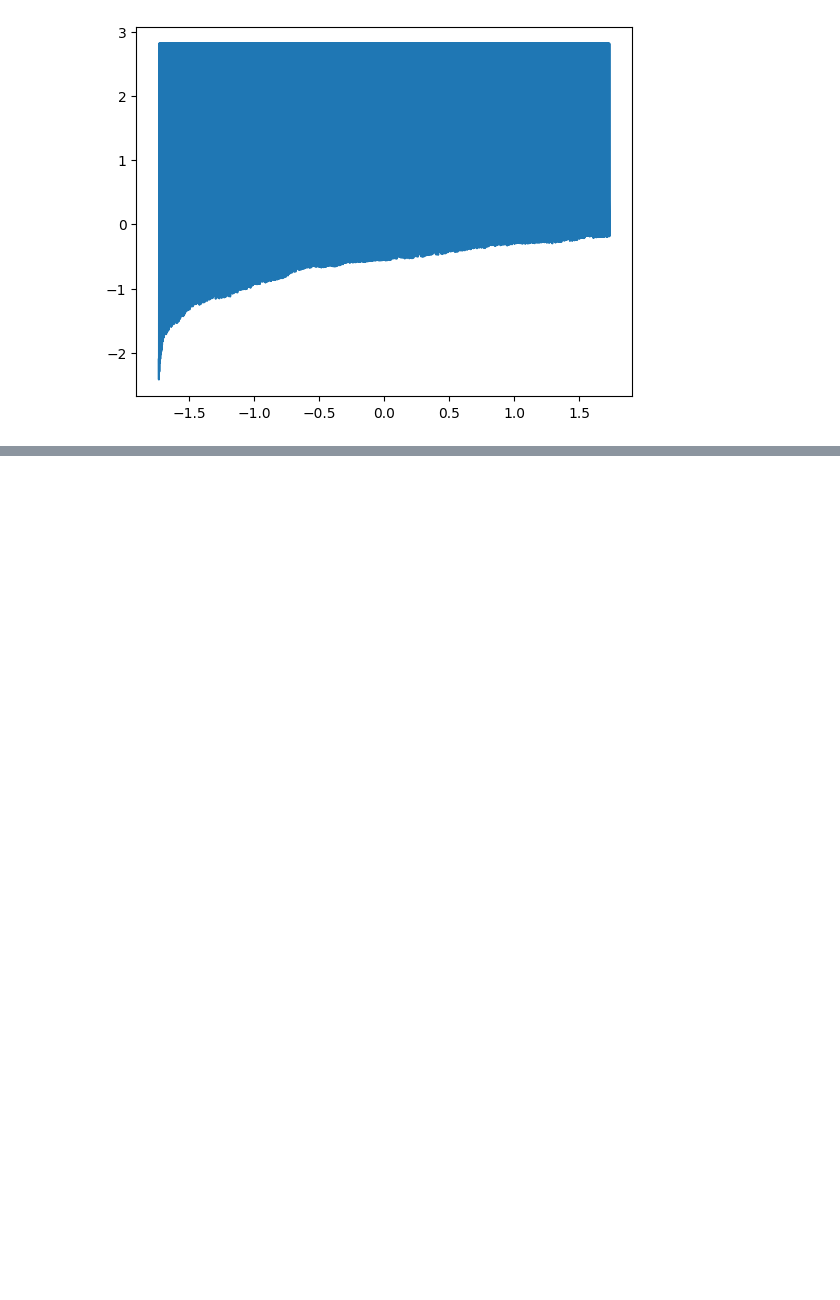
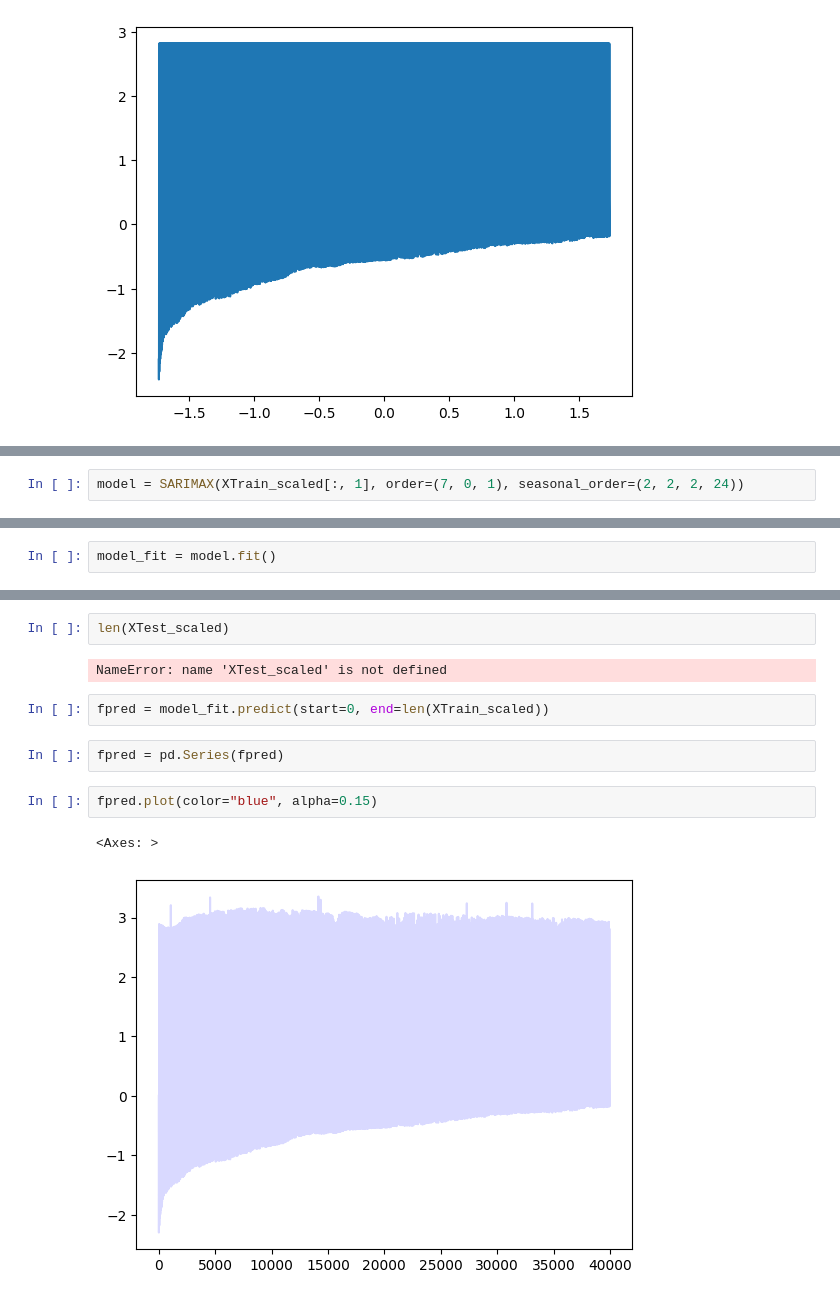
Before and after one commit to enfycius/cement-based, a Jupyter notebook: analysis.ipynb, the cells around one changed output, grey strips where cells are left out. Saved outputs shown, nothing was run; the diff lists cells and outputs as text; blank space fills up the shorter version.

Commit message:
Modeling

```diff
--- a/analysis.ipynb
+++ b/analysis.ipynb
@@ -122,0 +149,2 @@ plt.plot(XTrain_scaled[:, 0], XTrain_scaled[:, 1])
+# %%
+model = SARIMAX(XTrain_scaled[:, 1], order=(7, 0, 1), seasonal_order=(2, 2, 2, 24))
@@ -122,0 +155,2 @@ plt.plot(XTrain_scaled[:, 0], XTrain_scaled[:, 1])
+# %%
+model_fit = model.fit()
@@ -122,0 +207,13 @@ plt.plot(XTrain_scaled[:, 0], XTrain_scaled[:, 1])
+# %%
+len(XTest_scaled)
+# %% [output]
+NameError: name 'XTest_scaled' is not defined
+# %%
+fpred = model_fit.predict(start=0, end=len(XTrain_scaled))
+# %%
+fpred = pd.Series(fpred)
+# %%
+fpred.plot(color="blue", alpha=0.15)
+# %% [output]
+<Axes: >
+[figure, added]
```
Also changed, not shown: parts of 25 cells of this notebook.
